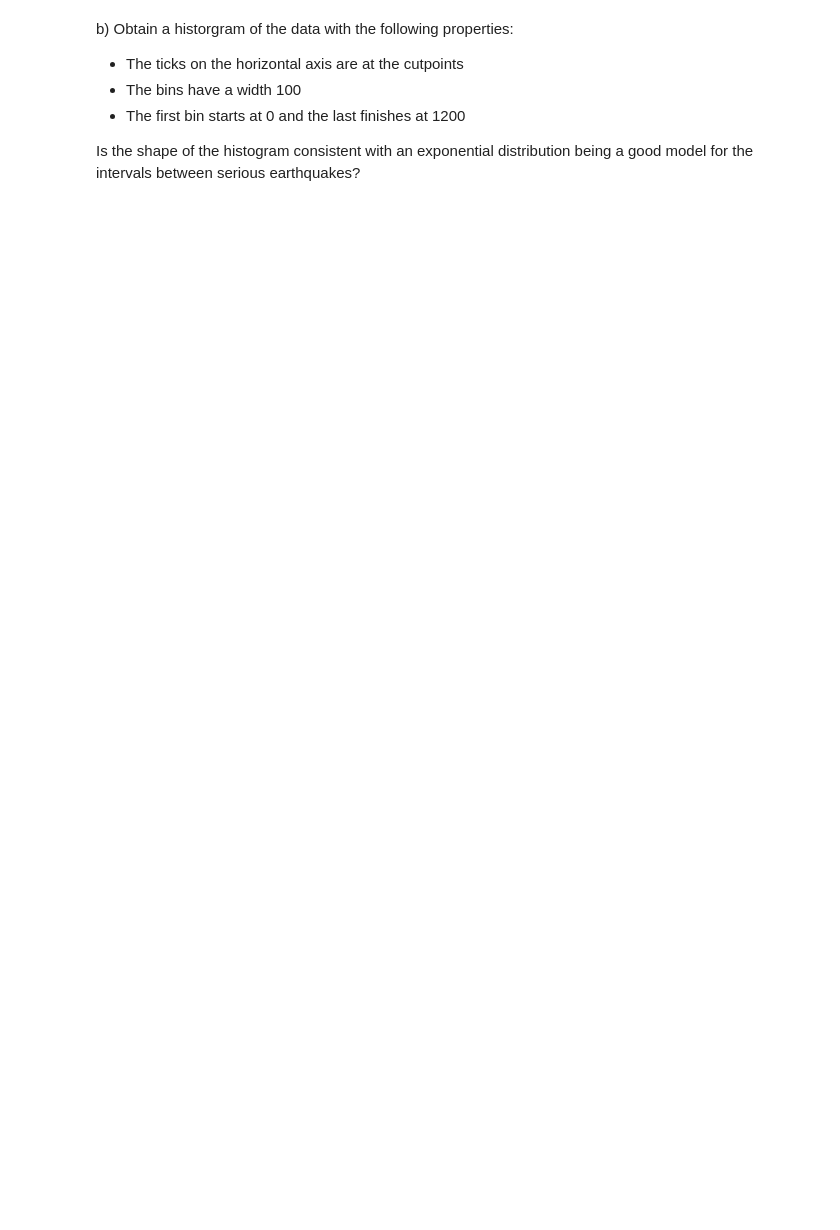
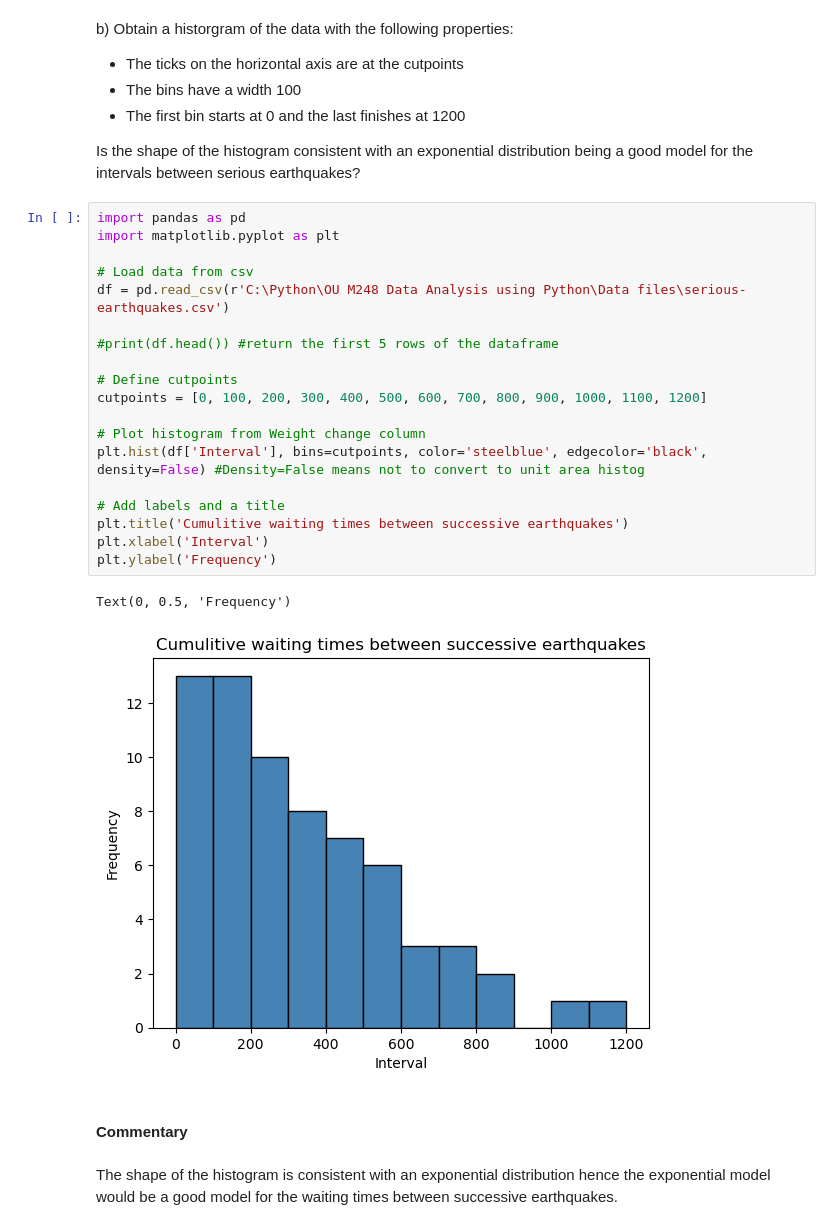
Before and after one commit to segunlonge/OU-M248-Computer-Activities-using-Python, a Jupyter notebook: 10. Computer Book A - The Poisson Processes.ipynb, the cells around one changed output. Saved outputs shown, nothing was run; the diff lists cells and outputs as text; blank space fills up the shorter version.

```diff
--- a/10. Computer Book A - The Poisson Processes.ipynb
+++ b/10. Computer Book A - The Poisson Processes.ipynb
@@ -134,3 +134,29 @@ b) Obtain a historgram of the data with the following properties:
 * The first bin starts at 0 and the last finishes at 1200
 
 Is the shape of the histogram consistent with an exponential distribution being a good model for the intervals between serious earthquakes?
+# %%
+import pandas as pd
+import matplotlib.pyplot as plt
+
+# Load data from csv
+df = pd.read_csv(r'C:\Python\OU M248 Data Analysis using Python\Data files\serious-earthquakes.csv')
+
+#print(df.head()) #return the first 5 rows of the dataframe
+
+# Define cutpoints
+cutpoints = [0, 100, 200, 300, 400, 500, 600, 700, 800, 900, 1000, 1100, 1200]
+
+# Plot histogram from Weight change column
+plt.hist(df['Interval'], bins=cutpoints, color='steelblue', edgecolor='black', density=False) #Density=False means not to convert to unit area histog
+
+# Add labels and a title
+plt.title('Cumulitive waiting times between successive earthquakes')
+plt.xlabel('Interval')
+plt.ylabel('Frequency')
+# %% [output]
+Text(0, 0.5, 'Frequency')
+[figure, added]
+# %% [markdown]
+#### Commentary
+# %% [markdown]
+The shape of the histogram is consistent with an exponential distribution hence the exponential model would be a good model for the waiting times between successive earthquakes.
```
Also changed, not shown: parts of 31 cells of this notebook, 2 other files.
